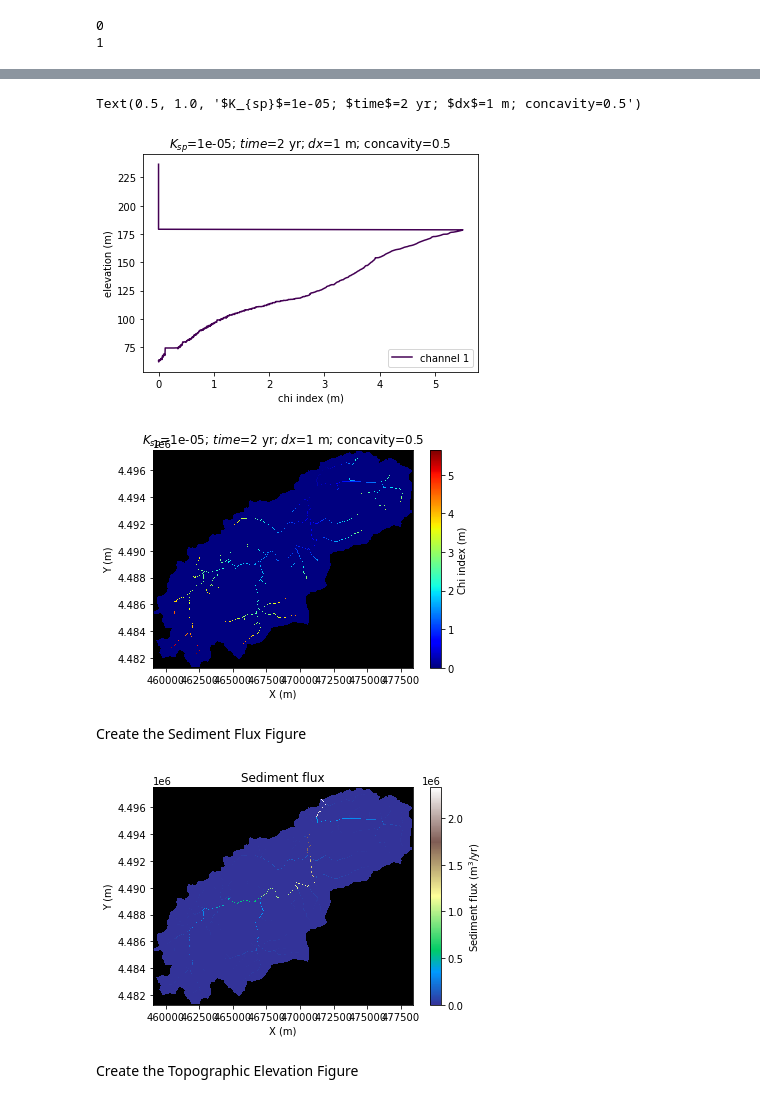
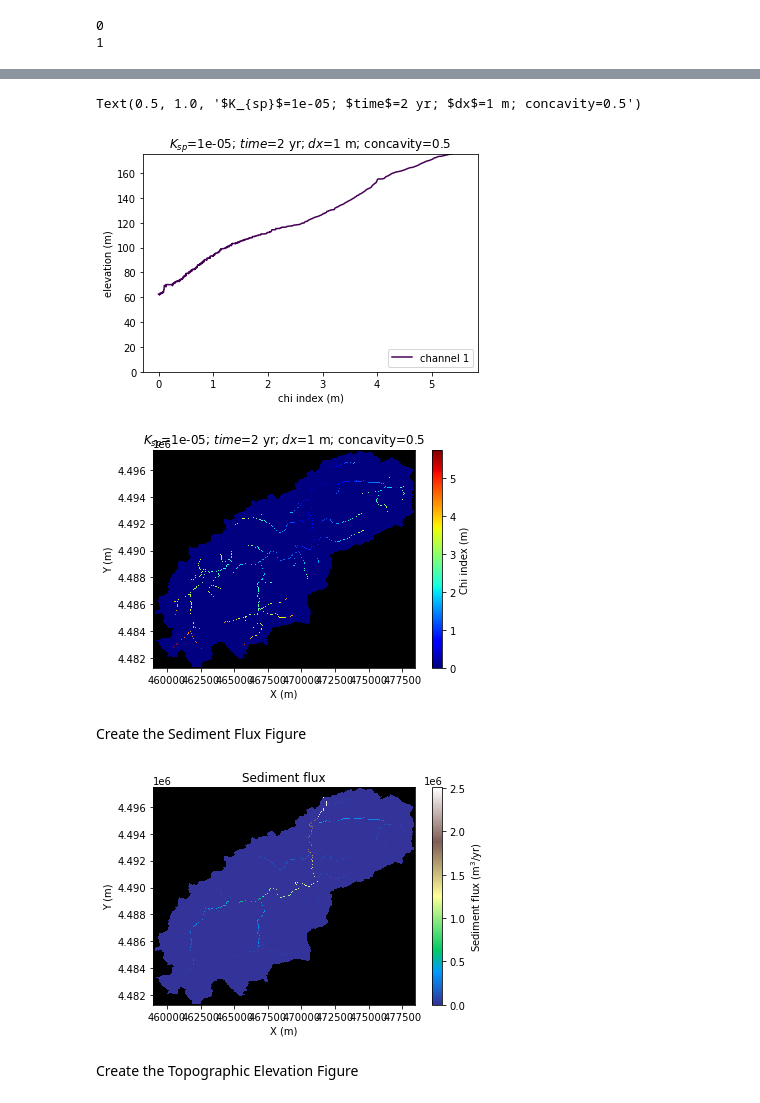
Before and after one commit to gsb223/landlabwork, a Jupyter notebook: testing_code/spaceModel.ipynb, the cells around one changed output, grey strips where cells are left out. Cells and saved outputs as stored; diff of their text form; code cells hidden in the pictures.

Commit message:
tested out different ascii files

```diff
--- a/testing_code/spaceModel.ipynb
+++ b/testing_code/spaceModel.ipynb
@@ -31,7 +30,7 @@ Retrieving the DEM files and importing into progam as a rasterModelGrid
 # %%
 #Set directory paths to retrieve the asc file
 path_project = r"C:/Users/gsbir/Documents/EES_393/" # add the path to the asc file    #this should access my H drive
-filename_dem = "saucon_txt.txt" #the name of the ascii file
+filename_dem = "saucon_30m.txt" #the name of the ascii file
 path_dem = path_project + filename_dem #gets the entire path to the ascii file
 
 #now read the header of the asc file (where there is ncols nrows cell size and nodata value) into the string variable dem_header
@@ -47,13 +46,7 @@ outlet_id = mg.set_watershed_boundary_condition(z, nodata_value = -9999, return_
 
 print(outlet_id) #prints out the outlet_id
 
-#print(mg.number_of_nodes)
-
 #print(mg.at_node.keys()) #Shows the node attributes
-#print(mg.corners_at_left_edge)
-
-#this line can look at the boundary status of the nodes to see where the outlet is
-#imshow_grid(mg, mg.status_at_node, color_for_closed = 'purple')
 
 # %% Hydrologically condition DEM (fill sinks)
 sfb = SinkFillerBarnes(mg, surface=z, method='D8', fill_flat=False) #creating an instance of sinkfillerbarnes
@@ -68,10 +61,10 @@ Adding new nodes to the rasterModelGrid: soil__depth, bedrock__elevation
 # %%
 #Set grid parameters
 #these numbers are taken from the ascii header file
-num_rows = 712
-num_columns = 595
+num_columns = 647
+num_rows = 537
 node_next_to_outlet = num_columns + 1
-node_spacing = 27.097698258644
+node_spacing = 30
 
 #Set model timestep
 timestep = 1 #years
@@ -97,7 +90,4 @@ mg.at_node['bedrock__elevation'][:] = mg.at_node['topographic__elevation'] - mg.
 Setting Boundary Conditions of the Grid
 # %%
 #Close all model boundary edges
-mg.set_closed_boundaries_at_grid_edges(bottom_is_closed=True,
-                                       left_is_closed=True,
-                                       right_is_closed=True,
-                                       top_is_closed=True)
+mg.set_closed_boundaries_at_grid_edges(bottom_is_closed=True,left_is_closed=True,right_is_closed=True,top_is_closed=True)
@@ -153,16 +144,15 @@ while elapsed_time < run_time: #time units of years
     mg.at_node['topographic__elevation'] = mg.at_node['bedrock__elevation'] + mg.at_node['soil__depth'] #changing the elevation to account for the uplift
 
     #Run the flow router for one step (one step for each year)
-    for x in range(timestep): #loops through each year (how large the timestep is) and run the flow router
-        fa.run_one_step()
+    #for x in range(timestep): #loops through each year (how large the timestep is) and run the flow router
+    fa.run_one_step()
+
 
     df.map_depressions()
     #Get list of nodes in depressions; only used if using DepressionFinderAndRouter
     #flooded = np.where(df.flood_status==3)[0] #flooded is a list of nodes of the depressions in the landscape -- orig status number was 3
 
     sp.run_one_step(dt = timestep) #runs the space model (sp) for one timestep - it iterates itself to run for each year in the timestep
-
-    #fsc.run_one_step(dt = timestep)
 
     #Save sediment flux value to array
     sed_flux[count] = mg.at_node['sediment__flux'][node_next_to_outlet] ##creates the array sed_flux  and adds the sediment_flux value from the node into it
@@ -291,7 +267,7 @@ cf.calculate_chi()
 
 # chi-elevation plots in the profiled channels
 plt.figure(4)
-
+plt.ylim(0,175)
 for i, outlet_id in enumerate(prf.data_structure):
     for j, segment_id in enumerate(prf.data_structure[outlet_id]):
         if j == 0:
@@ -300,35 +276,35 @@ for i, outlet_id in enumerate(prf.data_structure):
             label = '_nolegend_'
         segment = prf.data_structure[outlet_id][segment_id]
         profile_ids = segment["ids"]
         color = segment["color"]
         plt.plot(
             mg.at_node["channel__chi_index"][profile_ids],
             mg.at_node["topographic__elevation"][profile_ids],
             color=color,
             label=label,
         )
 
 plt.xlabel("chi index (m)")
 plt.ylabel("elevation (m)")
 plt.legend(loc="lower right")
 title_text = f"$K_{{sp}}$={K_sp}; $time$={elapsed_time} yr; $dx$={timestep} m; concavity={theta}"
 plt.title(title_text)
 
 # chi map
 plt.figure(5)
 imshow_grid(
     mg,
     "channel__chi_index",
     grid_units=("m", "m"),
     var_name="Chi index (m)",
     cmap="jet",
 )
 title_text = f"$K_{{sp}}$={K_sp}; $time$={elapsed_time} yr; $dx$={timestep} m; concavity={theta}"
 plt.title(title_text)
 # %% [output]
 Text(0.5, 1.0, '$K_{sp}$=1e-05; $time$=2 yr; $dx$=1 m; concavity=0.5')
-[figure, old version]
+[figure, new version]
-[figure, old version]
+[figure, new version]
 # %% [markdown]
 Create the Sediment Flux Figure
 # %%
@@ -341,7 +317,7 @@ plot = plt.subplot()
 #Create sed_flux graph that shows the landscape with the nodes where ther is sediment flux in different colors- using landlab utility imshow_grid
 imshow_grid(mg, 'sediment__flux', plot_name='Sediment flux', var_name = 'Sediment flux', var_units=r'm$^3$/yr', grid_units=('m', 'm'), cmap='terrain')
 # %% [output]
-[figure, old version]
+[figure, new version]
 # %% [markdown]
 Create the Topographic Elevation Figure
 # %%
```
Also changed, not shown: parts of 13 cells of this notebook, 5 other files.
